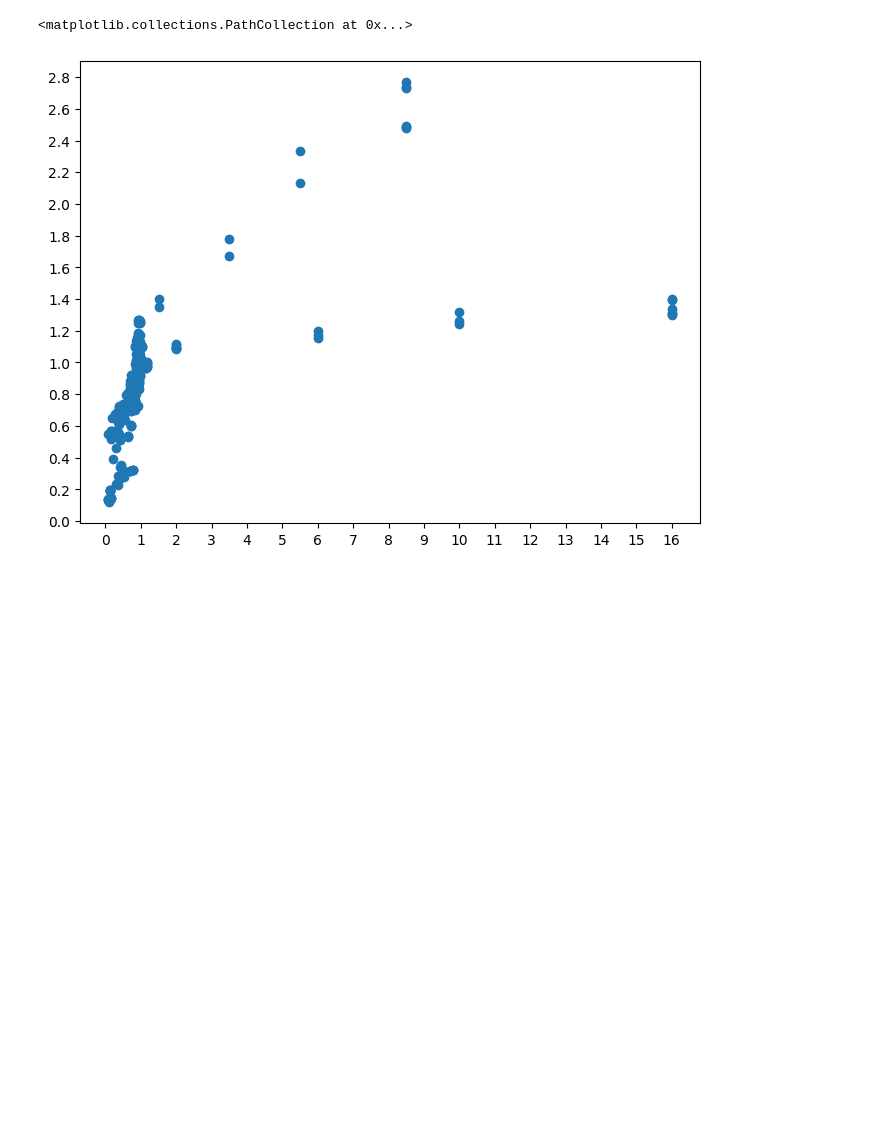
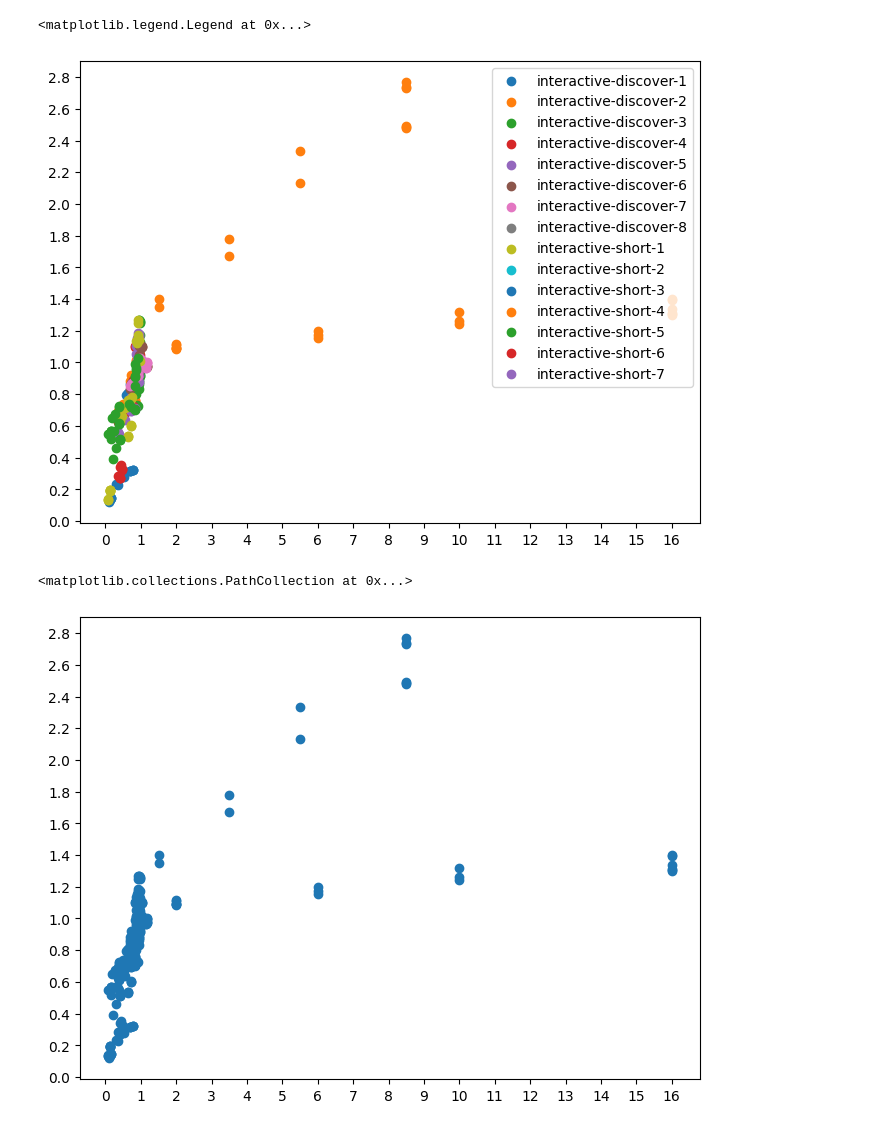
Before and after one commit to shapeIndexComunicaExperiment/analysis, a Jupyter notebook: notebooks/linearity_reduction_rhttp_time.ipynb, the cells around one changed output. Drawn from its saved outputs; the diff is of its cells as text; code cells hidden in the pictures; blank space fills up the shorter version.

```diff
--- a/notebooks/linearity_reduction_rhttp_time.ipynb
+++ b/notebooks/linearity_reduction_rhttp_time.ipynb
@@ -67,6 +65,23 @@ for instance in evalInstances:
 
     aggregateReduction(currentReductionHttpRequest, generalReductionHttpRequest, reductionHttpRequestByQuery)
     aggregateReduction(currentReductionExec, generalReductionExec, reductionExecRequestByQuery)
+# %%
+x = np.array(generalReductionHttpRequest)
+y = np.array(generalReductionExec)
+
+indexes = np.linspace(-1500, 100, 10)
+
+fig, ax = plt.subplots(figsize=(8, 6))
+ax.xaxis.set_major_locator(MultipleLocator(1))  # Set major ticks every 5 units on x-axis
+ax.yaxis.set_major_locator(MultipleLocator(0.2)) # Set major ticks every 20 units on y-axis
+for template, val in reductionExecRequestByQuery.items():
+    x = np.array(reductionHttpRequestByQuery[template])
+    y = np.array(val)
+    ax.scatter(x, y, label=template)
+plt.legend()
+# %% [output]
+<matplotlib.legend.Legend at 0x...>
+[figure, added]
 # %%
 x = np.array(generalReductionHttpRequest)
 y = np.array(generalReductionExec)
```
Also changed, not shown: parts of 1 cell of this notebook, 25 other files.
